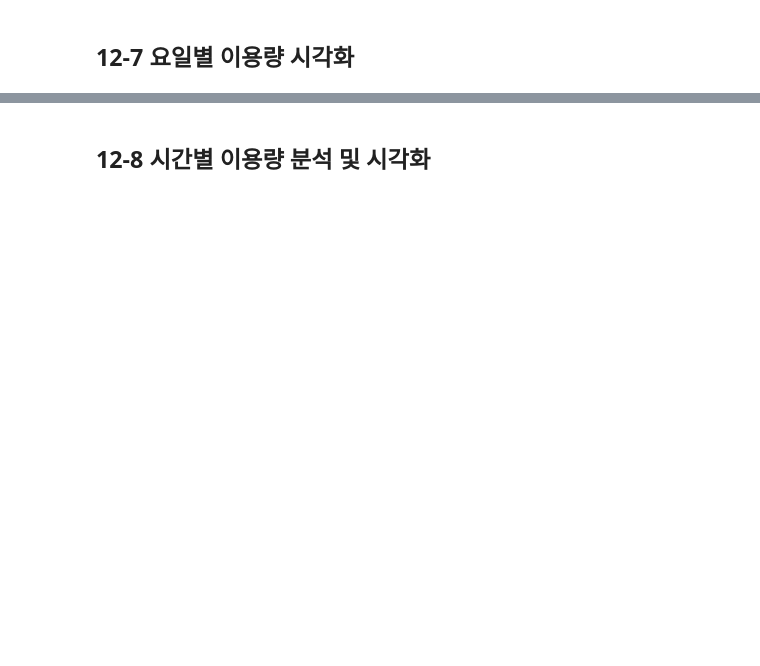
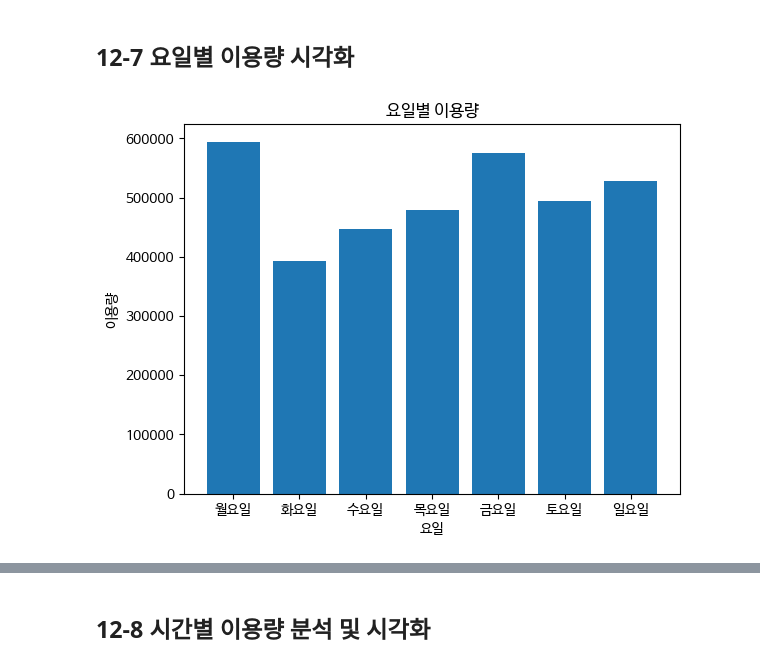
Before and after one commit to kabinny/Data-Analysis-with-Open-Source, a Jupyter notebook: 오픈소스_데이터_분석_12강.ipynb, the cells around one changed output, grey strips where cells are left out. Cells and saved outputs as stored; diff of their text form; code cells hidden in the pictures; blank space fills up the shorter version.

```diff
--- a/오픈소스_데이터_분석_12강.ipynb
+++ b/오픈소스_데이터_분석_12강.ipynb
@@ -236,6 +236,7 @@ print("\n범주형 데이터 요약 통계:\n", df.describe(include=['object']).
 ## 12-6 요일별 이용량 분석
 # %%
 ## 요일별 이용량 계산 및 정렬
+day_df = df['요일'].value_counts().reindex(day_mapping.values())
 
 ## 요일별 이용량 출력
 print("요일별 이용량:\n", day_df)
@@ -244,11 +256,14 @@ print("요일별 이용량:\n", day_df)
 # %%
 import matplotlib.pyplot as plt
 
 ## 요일별 이용량 막대 그래프 생성
+plt.bar(day_df.index, day_df.values)
 
 plt.title('요일별 이용량')
 plt.xlabel('요일')
 plt.ylabel('이용량')
 plt.show()
+# %% [output]
+[figure, added]
 # %%
 ## Dataframe의 plot을 이용한 요일별 이용량 막대 그래프 생성
```
Also changed, not shown: parts of 12 cells of this notebook.
